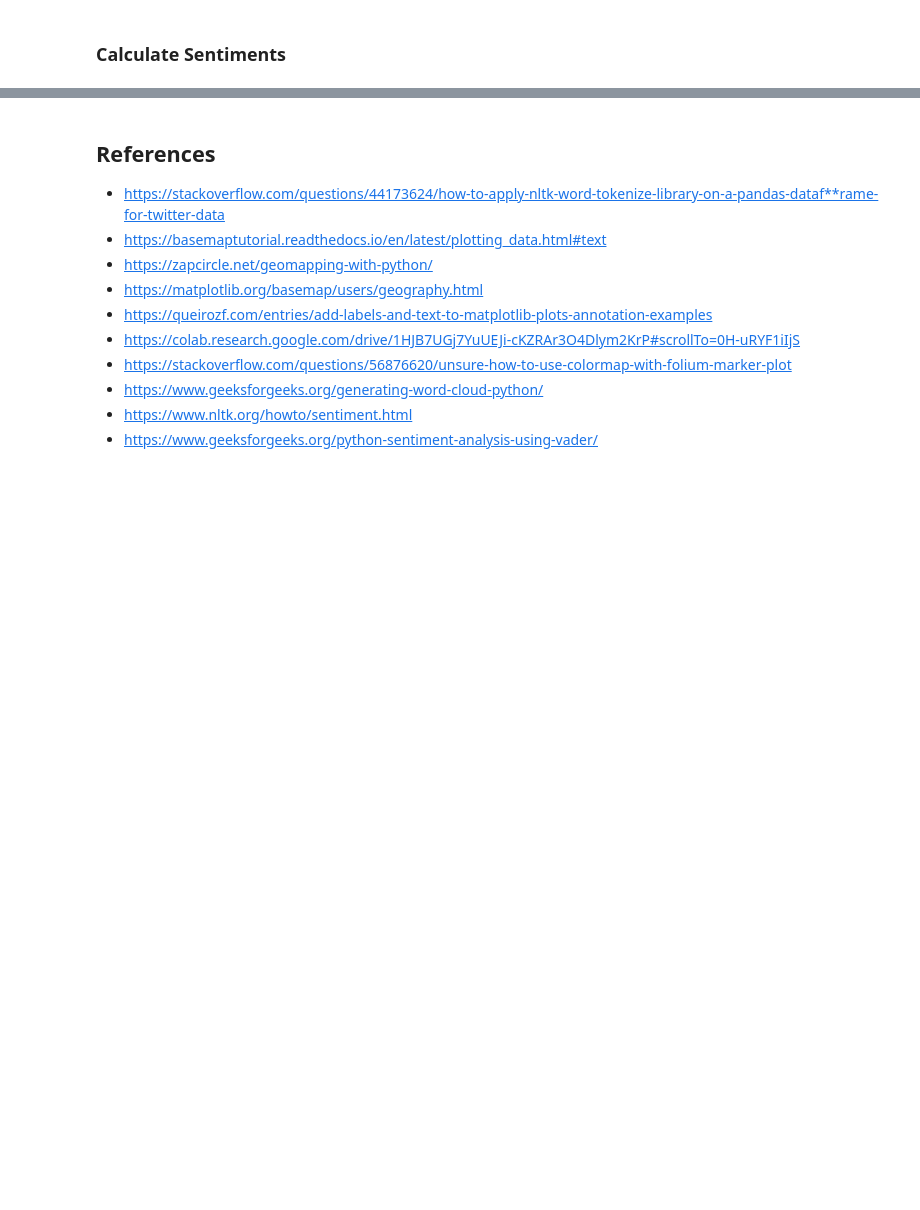
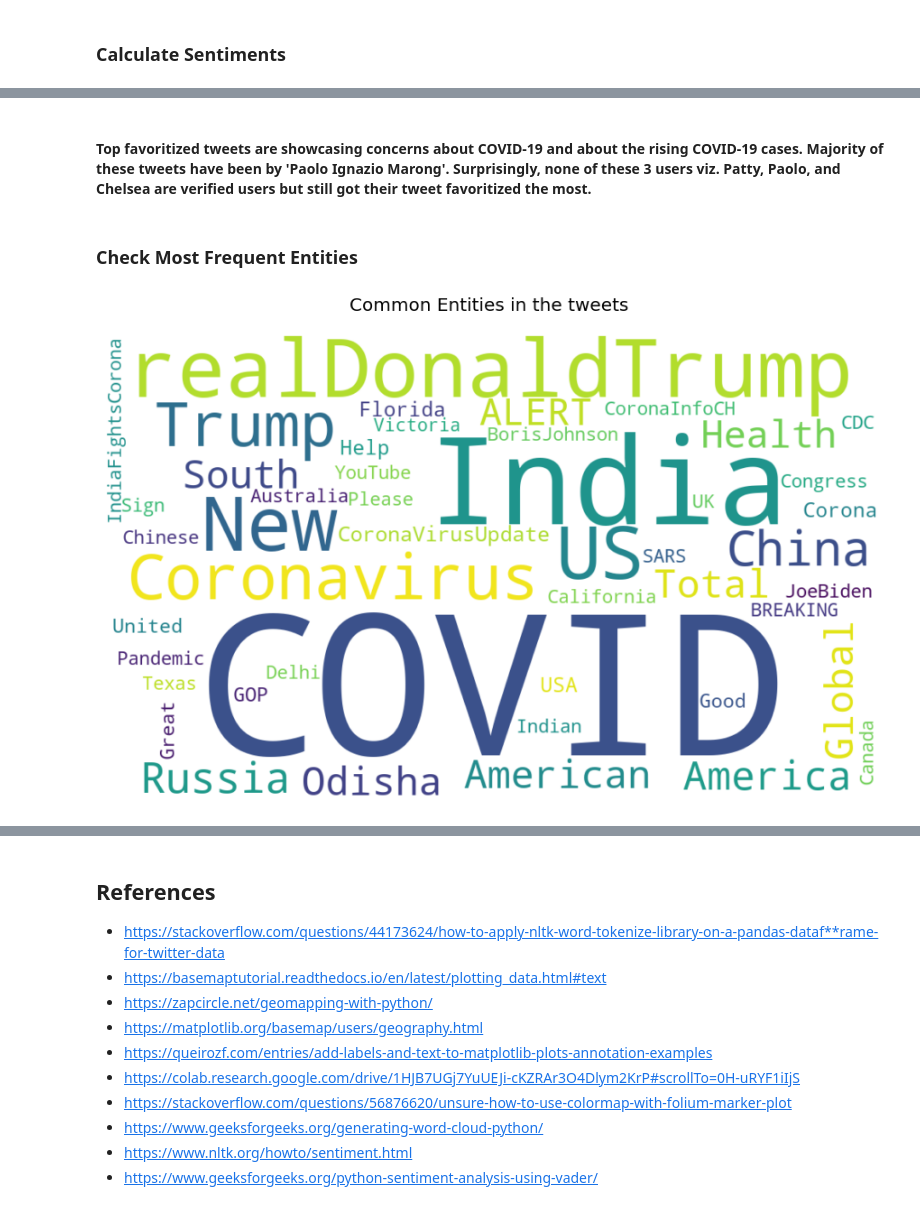
Before and after one commit to ArushiC/COVID-19-Tweets-Analysis, a Jupyter notebook: covid19-tweets.ipynb, the cells around one changed output, grey strips where cells are left out. Drawn from its saved outputs; the diff is of its cells as text; code cells hidden in the pictures; blank space fills up the shorter version.

```diff
--- a/covid19-tweets.ipynb
+++ b/covid19-tweets.ipynb
@@ -466,0 +442,22 @@ plt.show()
+# %% [markdown]
+#### Top favoritized tweets are showcasing concerns about COVID-19 and about the rising COVID-19 cases. Majority of these tweets have been by 'Paolo Ignazio Marong'. Surprisingly, none of these 3 users viz. Patty, Paolo, and Chelsea are verified users but still got their tweet favoritized the most.
+# %% [markdown]
+### Check Most Frequent Entities
+# %%
+# Create dictionary of entities and their frequency in the tweets then create a wordcloud
+
+entities={}
+for sent in tqdm(tweets.clean_tweet):
+    for chunk in ne_chunk(pos_tag(tt.tokenize(sent)), binary=True):
+        if hasattr(chunk, 'label'):
+            if chunk[0][0] in entities.keys():
+                entities[chunk[0][0]] = entities[chunk[0][0]]+1
+            else:
+                entities[chunk[0][0]]=1
+
+#sorted by key, return a list of tuples. To convert to a dictionary use dict()
+top50_entities = sorted(entities.items(), key=lambda x: x[1], reverse=True)[:50]
+entities_text = " ".join([(k + " ")*v for k,v in dict(top50_entities).items()])
+createWordCloud(entities_text)
+# %% [output]
+[figure, added]
```
Also changed, not shown: parts of 32 cells of this notebook.
